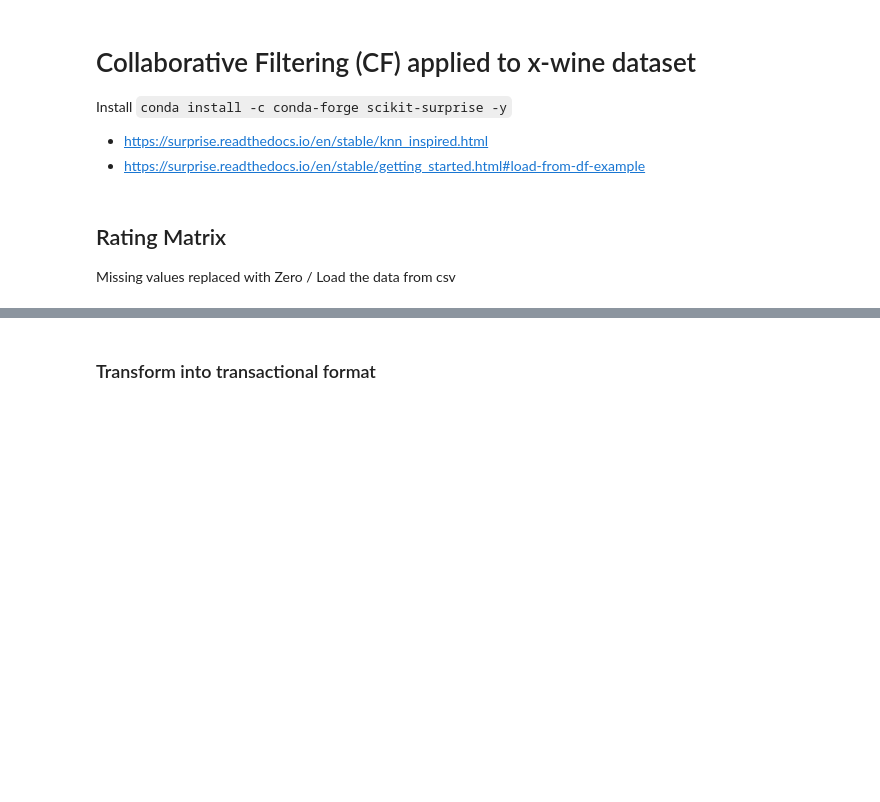
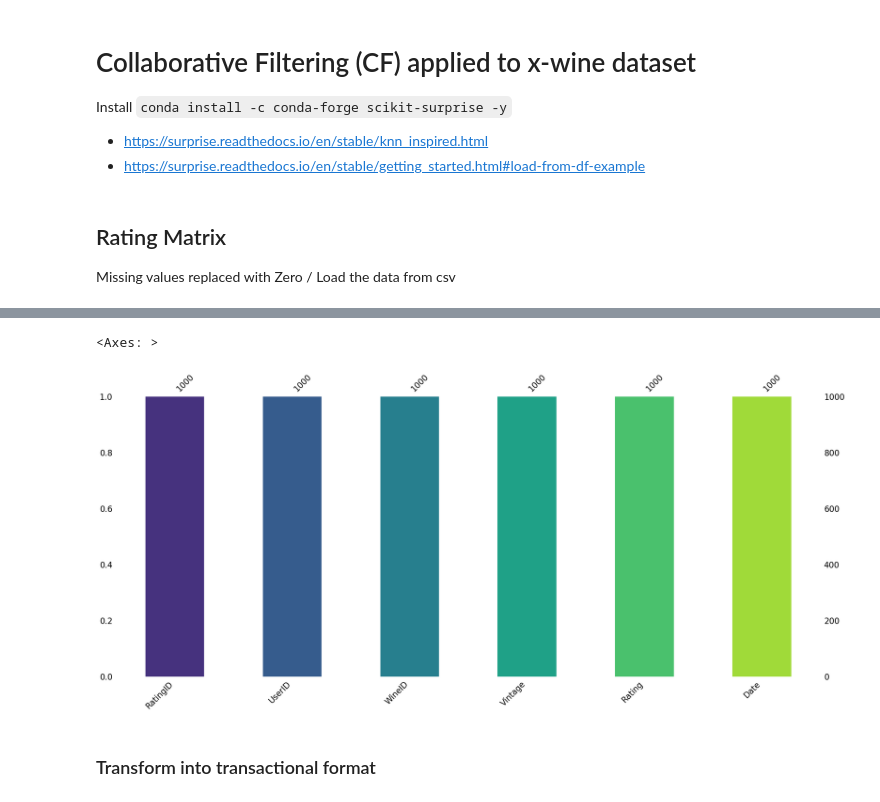
Before and after one commit to lucapdr1/wine-recommender, a Jupyter notebook: KNN-as-implemented-in-calss.ipynb, the cells around one changed output, grey strips where cells are left out. Cells and saved outputs as stored; diff of their text form; code cells hidden in the pictures; blank space fills up the shorter version.

Commit message:
feat: data visualization

```diff
--- a/KNN-as-implemented-in-calss.ipynb
+++ b/KNN-as-implemented-in-calss.ipynb
@@ -22,3 +37,8 @@ full_df = pd.read_csv("datasets/XWines_Test_1K_ratings.csv")
+# %%
+msno.bar(full_df,color= sns.color_palette('viridis'))
+# %% [output]
+<Axes: >
+[figure, added]
 # %% [markdown]
 ### Transform into transactional format
 # %%
```
Also changed, not shown: parts of 3 cells of this notebook.
